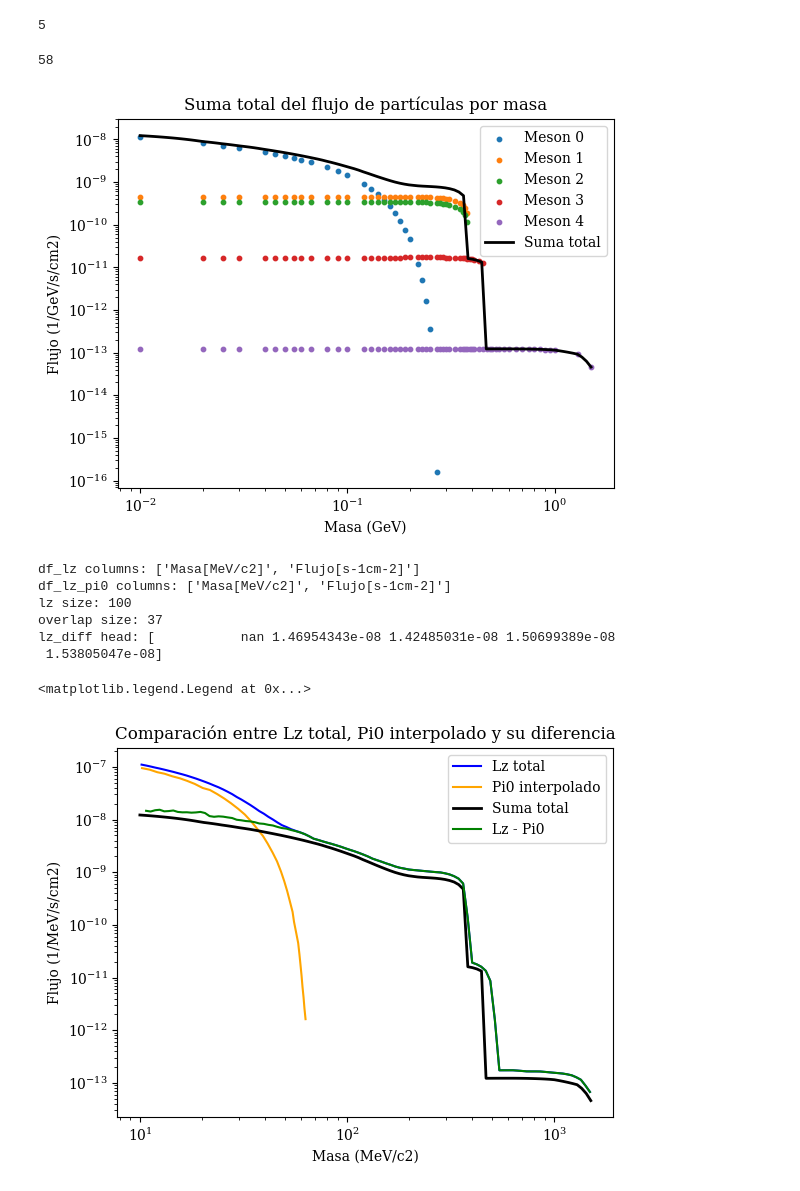
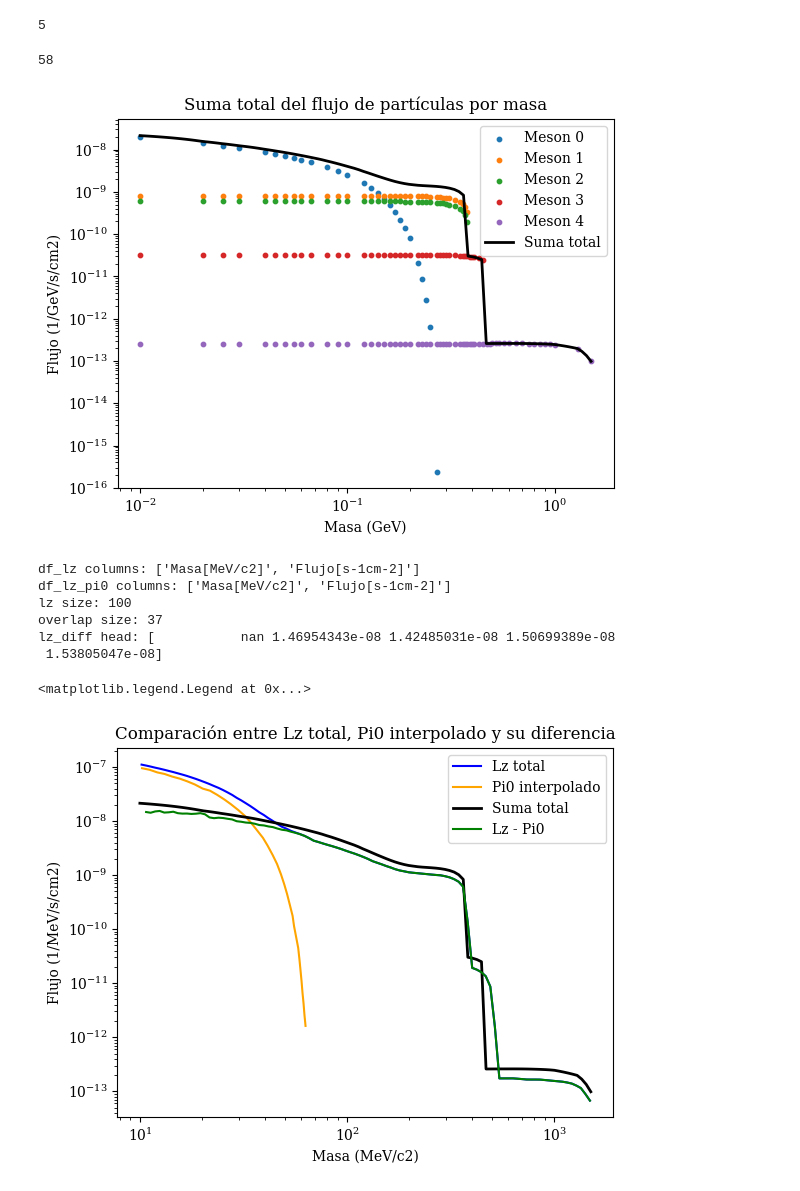
Before and after one commit to Lurishi/Doctorado-mCP, a Jupyter notebook: Mcp_gráficos_papers/Prueba_datos_mCP_fth.ipynb, the cells around one changed output. Cells and saved outputs as stored; diff of their text form; code cells hidden in the pictures.

```diff
--- a/Mcp_gráficos_papers/Prueba_datos_mCP_fth.ipynb
+++ b/Mcp_gráficos_papers/Prueba_datos_mCP_fth.ipynb
@@ -27,4 +27,8 @@ df_rho_=pd.read_csv(path+r'/MCP_FROM_RHO_SURFACE.csv'  )
 df_phi_=pd.read_csv(path+r'/MCP_FROM_PHI_SURFACE.csv' )
 df_jpsi_=pd.read_csv(path+r'/MCP_FROM_JPSI_SURFACE.csv'  )
 # %%
-df_pi0_.head()
+df_eta__ = df_eta_[df_eta_['cosTh'] == 1.0]
+df_omega__ = df_omega_[df_omega_['cosTh'] == 1.0]
+df_rho__ = df_rho_[df_rho_['cosTh'] == 1.0]
+df_phi__ = df_phi_[df_phi_['cosTh'] == 1.0]
+df_jpsi__ = df_jpsi_[df_jpsi_['cosTh'] == 1.0]
@@ -41,11 +38,11 @@ df_pi0_.head()
 eps2 = 1e-4
 
 
-df_eta = df_eta_[df_eta_['eps2'] == eps2]
-df_omega = df_omega_[df_omega_['eps2'] == eps2]
-df_rho = df_rho_[df_rho_['eps2'] == eps2]
-df_phi = df_phi_[df_phi_['eps2'] == eps2]
-df_jpsi = df_jpsi_[df_jpsi_['eps2'] == eps2]
+df_eta = df_eta__[df_eta_['eps2'] == eps2]
+df_omega = df_omega__[df_omega_['eps2'] == eps2]
+df_rho = df_rho__[df_rho_['eps2'] == eps2]
+df_phi = df_phi__[df_phi_['eps2'] == eps2]
+df_jpsi = df_jpsi__[df_jpsi_['eps2'] == eps2]
 # %%
 df = [df_eta, df_omega, df_rho, df_phi, df_jpsi]
 masses = [df_eta['m(GeV)'].unique(),df_omega['m(GeV)'].unique(),df_rho['m(GeV)'].unique(),df_phi['m(GeV)'].unique(),df_jpsi['m(GeV)'].unique()] # GeV
@@ -82,36 +66,54 @@ for i in range(len(masses)):
         flux[j] = simpson(dif_sorted, E_sorted)/2*np.pi
     flujo_md.append(flux)
 # %%
+# Unir todas las listas/arrays de masas, convertirlas a arrays de NumPy y
+# quedarnos con todos los valores únicos (ya ordenados).
 common_mass_ = np.unique(np.concatenate([np.asarray(m) for m in masses]))
+
+# Mostrar cuántos valores de masa únicos hay en total.
 print(len(common_mass_))
+
+# Crear una rejilla de 100 puntos espaciados logarítmicamente entre la
+# masa mínima y la masa máxima encontradas.
 common_mass = np.logspace(np.log10(common_mass_[0]), np.log10(common_mass_[-1]), 100)
 
+# Lista donde se guardará el flujo interpolado de cada mesón sobre common_mass.
 flujo_md_interp = []
 for i in range(len(masses)):
+    # Dibujar los puntos originales masa vs flujo de cada mesón.
     plt.scatter(masses[i], flujo_md[i], label=f'Meson {i}', s=10)
+
+    # Ordenar las masas para poder interpolar correctamente.
     mass_sorted_idx = np.argsort(masses[i])
     mass_sorted = np.asarray(masses[i])[mass_sorted_idx]
     flux_sorted = np.asarray(flujo_md[i])[mass_sorted_idx]
 
+    # Eliminar masas repetidas consecutivas, porque np.interp necesita x únicos.
     unique_mask = np.concatenate(([True], np.diff(mass_sorted) != 0))
     mass_unique = mass_sorted[unique_mask]
     flux_unique = flux_sorted[unique_mask]
 
-    flujo_md_interp.append(np.interp(common_mass, mass_unique, flux_unique, left=0.0, right=0.0))
+    # Interpolar el flujo del mesón sobre la rejilla común.
+    # Fuera del rango original, asignar cero.
+    flujo_md_interp.append(
+        np.interp(common_mass, mass_unique, flux_unique, left=0.0, right=0.0)
+    )
 
+# Sumar las contribuciones interpoladas de todos los mesones para obtener el flujo total.
 flujo_total = np.sum(flujo_md_interp, axis=0)
 
+# Dibujar el flujo total sobre la misma rejilla de masas.
 plt.plot(common_mass, flujo_total, label='Suma total', color='black', linewidth=2)
 plt.xlabel('Masa (GeV)')
 plt.ylabel('Flujo (1/GeV/s/cm2)')
 plt.title('Suma total del flujo de partículas por masa')
 plt.xscale('log')
 plt.yscale('log')
 plt.legend()
 plt.show()
 # %% [output]
 58
-[figure, old version]
+[figure, new version]
 # %%
 df_lz = pd.read_csv('/home/lurishi/Escritorio/Doctorado/Mcp_gráficos_papers/Flujo_MD_interpolado.csv')
 df_lz_pi0 = pd.read_csv(
@@ -168,7 +170,7 @@ plt.yscale('log')
 plt.legend()
 # %% [output]
 <matplotlib.legend.Legend at 0x...>
-[figure, old version]
+[figure, new version]
 # %%
 flujo_lz = np.interp(common_mass*1000, lz_mass, lz_diff, left=np.nan, right=np.nan)
 plt.plot(common_mass*1000, flujo_lz, label='Lz - Pi0 interpolado', color='red', linestyle='--')
```
Also changed, not shown: parts of 4 cells of this notebook, 11 other files.
